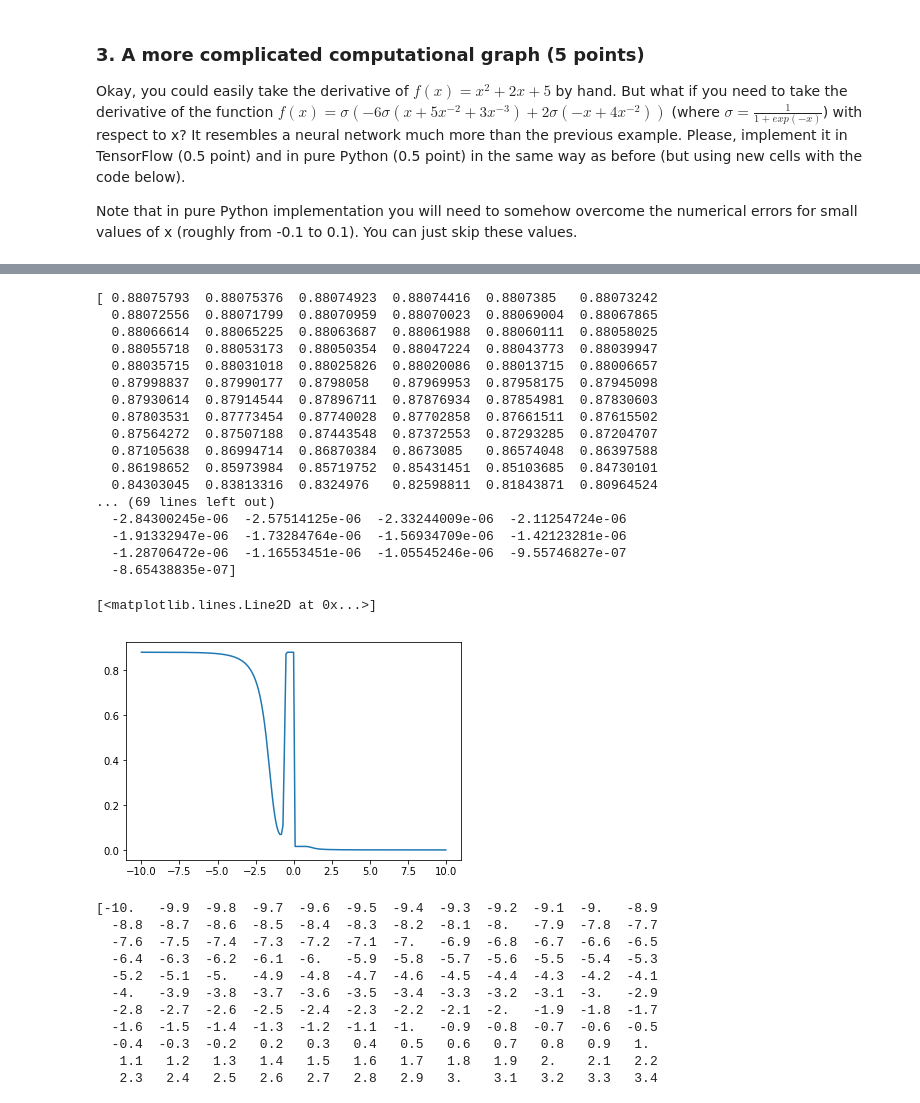
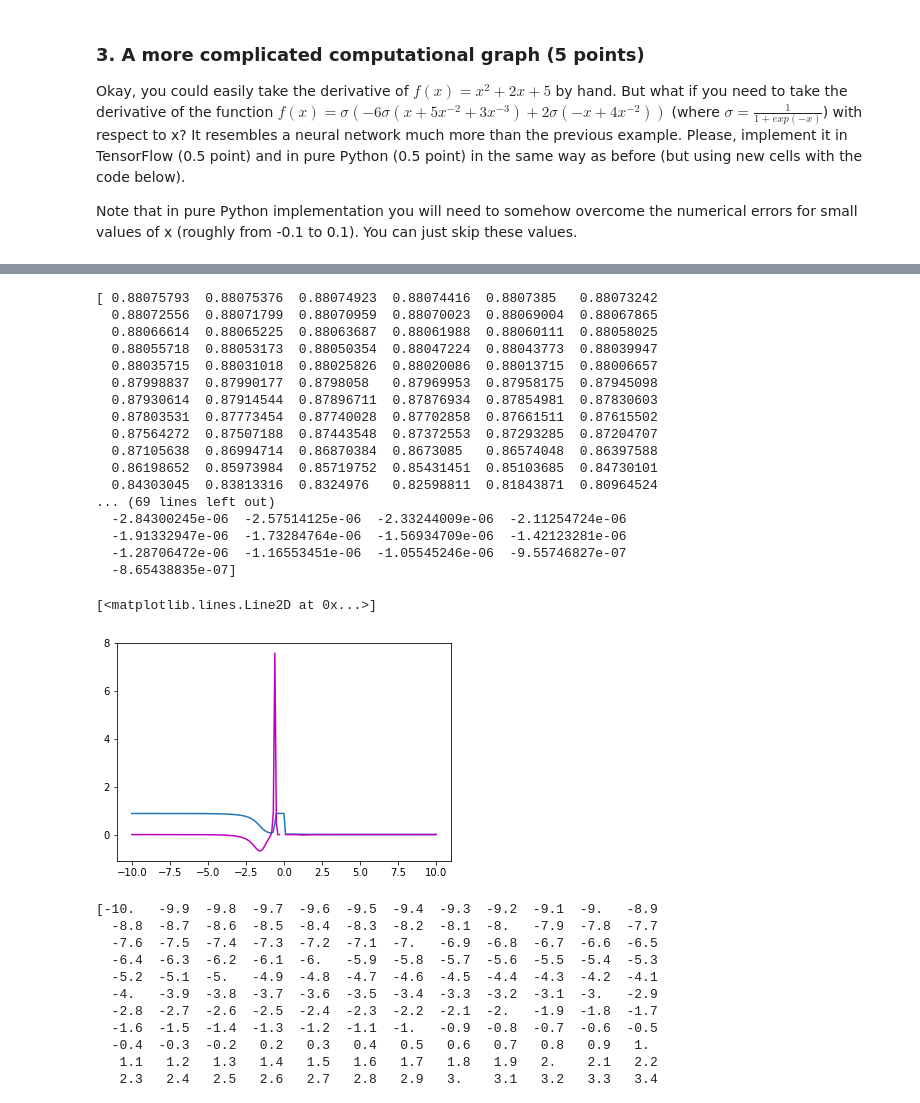
Before and after one commit to RainbowRevenge/NNIA, a Jupyter notebook: nniasheet2final.ipynb, the cells around one changed output, grey strips where cells are left out. Drawn from its saved outputs; the diff is of its cells as text; code cells hidden in the pictures.

```diff
--- a/nniasheet2final.ipynb
+++ b/nniasheet2final.ipynb
@@ -264,35 +264,35 @@ sess = tf.Session()
 
 # Evaluate the function value and its derivative for values from -10 to 10 with step 0.1
 x_vals = np.arange(-10, 10.01, 0.1)
 f_values = sess.run(f, feed_dict = {z: np.arange(-10, 10.01, 0.1)})
 d_values = sess.run(d, feed_dict = {z: np.arange(-10, 10.01, 0.1)})
 print(f_values)
 print(d_values)
 
 # Plot the function f (use matplotlib library)
 plt.plot(x_vals, f_values)
 # Plot the derivative of the function f
-#plt.plot(d_values[0], color='m')
+plt.plot(x_vals,d_values, color='m')
 # %% [output]
 [ 0.88075793  0.88075376  0.88074923  0.88074416  0.8807385   0.88073242
   0.88072556  0.88071799  0.88070959  0.88070023  0.88069004  0.88067865
   0.88066614  0.88065225  0.88063687  0.88061988  0.88060111  0.88058025
   0.88055718  0.88053173  0.88050354  0.88047224  0.88043773  0.88039947
   0.88035715  0.88031018  0.88025826  0.88020086  0.88013715  0.88006657
   0.87998837  0.87990177  0.8798058   0.87969953  0.87958175  0.87945098
   0.87930614  0.87914544  0.87896711  0.87876934  0.87854981  0.87830603
   0.87803531  0.87773454  0.87740028  0.87702858  0.87661511  0.87615502
   0.87564272  0.87507188  0.87443548  0.87372553  0.87293285  0.87204707
   0.87105638  0.86994714  0.86870384  0.8673085   0.86574048  0.86397588
   0.86198652  0.85973984  0.85719752  0.85431451  0.85103685  0.84730101
   0.84303045  0.83813316  0.8324976   0.82598811  0.81843871  0.80964524
 ... (69 lines left out)
   -2.84300245e-06  -2.57514125e-06  -2.33244009e-06  -2.11254724e-06
   -1.91332947e-06  -1.73284764e-06  -1.56934709e-06  -1.42123281e-06
   -1.28706472e-06  -1.16553451e-06  -1.05545246e-06  -9.55746827e-07
   -8.65438835e-07]
 [<matplotlib.lines.Line2D at 0x...>]
-[figure, old version]
+[figure, new version]
 # %%
 import numpy as np
 # Define f and f_derivative_val
```
Also changed, not shown: parts of 1 cell of this notebook.
